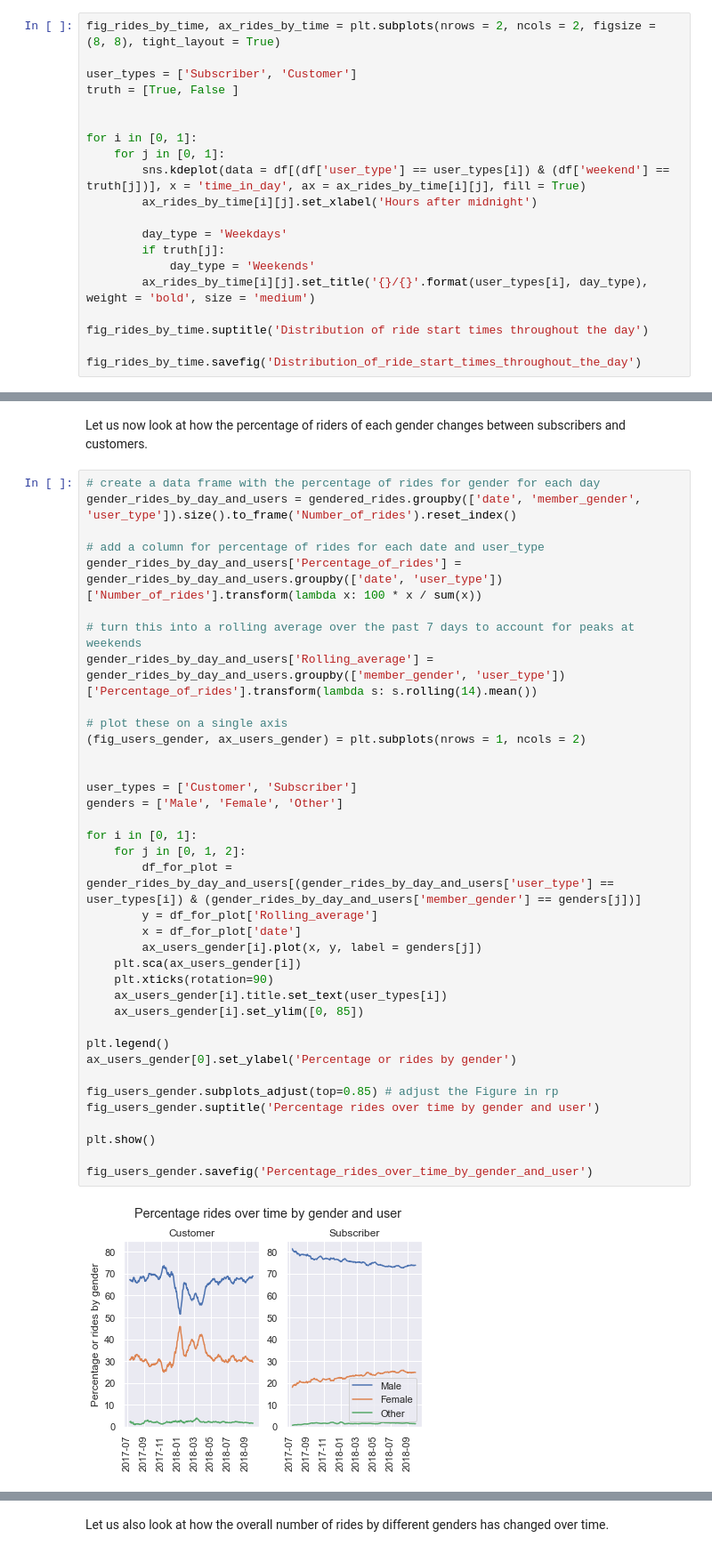
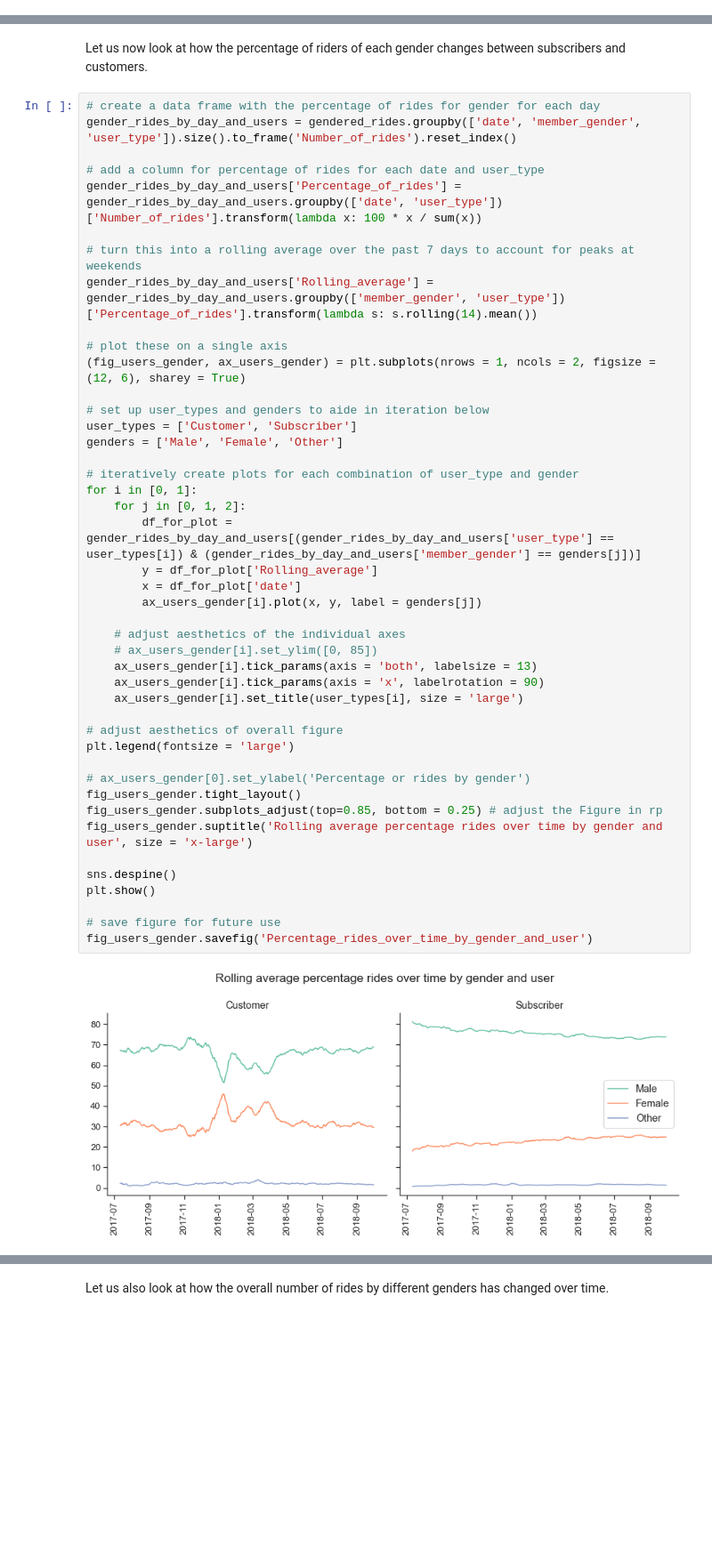
Before and after one commit to FredrickMMartin/Data_exploration_with_Python, a Jupyter notebook: Project_3_Notebook_Requirements_5_6_7_clean_ver_2.ipynb, the cells around one changed output, grey strips where cells are left out. Shown at 89% size. Drawn from its saved outputs; the diff is of its cells as text; blank space fills up the shorter version.

```diff
--- a/Project_3_Notebook_Requirements_5_6_7_clean_ver_2.ipynb
+++ b/Project_3_Notebook_Requirements_5_6_7_clean_ver_2.ipynb
@@ -527,23 +544,3 @@ df['weekend'] = ~df['weekday'].between(0,5)
 df['time_in_day'] = df['start_time'].dt.hour + df['start_time'].dt.minute / 60.0
 # %% [markdown]
 We can then look at how the number of rides that start in each hour change between customers and subscribers and whether or not the day is on a weekend.
-# %%
-fig_rides_by_time, ax_rides_by_time = plt.subplots(nrows = 2, ncols = 2, figsize = (8, 8), tight_layout = True)
-
-user_types = ['Subscriber', 'Customer']
-truth = [True, False ]
-
-
-for i in [0, 1]:
-    for j in [0, 1]:
-        sns.kdeplot(data = df[(df['user_type'] == user_types[i]) & (df['weekend'] == truth[j])], x = 'time_in_day', ax = ax_rides_by_time[i][j], fill = True)
-        ax_rides_by_time[i][j].set_xlabel('Hours after midnight')
-
-        day_type = 'Weekdays'
-        if truth[j]:
-            day_type = 'Weekends'
-        ax_rides_by_time[i][j].set_title('{}/{}'.format(user_types[i], day_type), weight = 'bold', size = 'medium')
-
-fig_rides_by_time.suptitle('Distribution of ride start times throughout the day')
-
-fig_rides_by_time.savefig('Distribution_of_ride_start_times_throughout_the_day')
@@ -797,42 +896,49 @@ Let us now look at how the percentage of riders of each gender changes between s
 # %%
 # create a data frame with the percentage of rides for gender for each day
 gender_rides_by_day_and_users = gendered_rides.groupby(['date', 'member_gender', 'user_type']).size().to_frame('Number_of_rides').reset_index()
 
 # add a column for percentage of rides for each date and user_type
 gender_rides_by_day_and_users['Percentage_of_rides'] = gender_rides_by_day_and_users.groupby(['date', 'user_type'])['Number_of_rides'].transform(lambda x: 100 * x / sum(x))
 
 # turn this into a rolling average over the past 7 days to account for peaks at weekends
 gender_rides_by_day_and_users['Rolling_average'] = gender_rides_by_day_and_users.groupby(['member_gender', 'user_type'])['Percentage_of_rides'].transform(lambda s: s.rolling(14).mean())
 
 # plot these on a single axis
-(fig_users_gender, ax_users_gender) = plt.subplots(nrows = 1, ncols = 2)
+(fig_users_gender, ax_users_gender) = plt.subplots(nrows = 1, ncols = 2, figsize = (12, 6), sharey = True)
 
-
+# set up user_types and genders to aide in iteration below
 user_types = ['Customer', 'Subscriber']
 genders = ['Male', 'Female', 'Other']
 
+# iteratively create plots for each combination of user_type and gender
 for i in [0, 1]:
     for j in [0, 1, 2]:
         df_for_plot = gender_rides_by_day_and_users[(gender_rides_by_day_and_users['user_type'] == user_types[i]) & (gender_rides_by_day_and_users['member_gender'] == genders[j])]
         y = df_for_plot['Rolling_average']
         x = df_for_plot['date']
         ax_users_gender[i].plot(x, y, label = genders[j])
-    plt.sca(ax_users_gender[i])
-    plt.xticks(rotation=90)
-    ax_users_gender[i].title.set_text(user_types[i])
-    ax_users_gender[i].set_ylim([0, 85])
 
-plt.legend()
-ax_users_gender[0].set_ylabel('Percentage or rides by gender')
+    # adjust aesthetics of the individual axes
+    # ax_users_gender[i].set_ylim([0, 85])
+    ax_users_gender[i].tick_params(axis = 'both', labelsize = 13)
+    ax_users_gender[i].tick_params(axis = 'x', labelrotation = 90)
+    ax_users_gender[i].set_title(user_types[i], size = 'large')
 
-fig_users_gender.subplots_adjust(top=0.85) # adjust the Figure in rp
-fig_users_gender.suptitle('Percentage rides over time by gender and user')
+# adjust aesthetics of overall figure
+plt.legend(fontsize = 'large')
 
+# ax_users_gender[0].set_ylabel('Percentage or rides by gender')
+fig_users_gender.tight_layout()
+fig_users_gender.subplots_adjust(top=0.85, bottom = 0.25) # adjust the Figure in rp
+fig_users_gender.suptitle('Rolling average percentage rides over time by gender and user', size = 'x-large')
+
+sns.despine()
 plt.show()
 
+# save figure for future use
 fig_users_gender.savefig('Percentage_rides_over_time_by_gender_and_user')
 # %% [output]
-[figure, old version]
+[figure, new version]
 # %% [markdown]
 We can see here that the percentage of customers' rides that are female has always been significantly higher than the percentage of subscribers' rides that are female.
 The percentage of customers's rides that are female also seems to fluctuate significantly more than in the case of subscribers.
```
Also changed, not shown: parts of 61 cells of this notebook, 27 other files.
